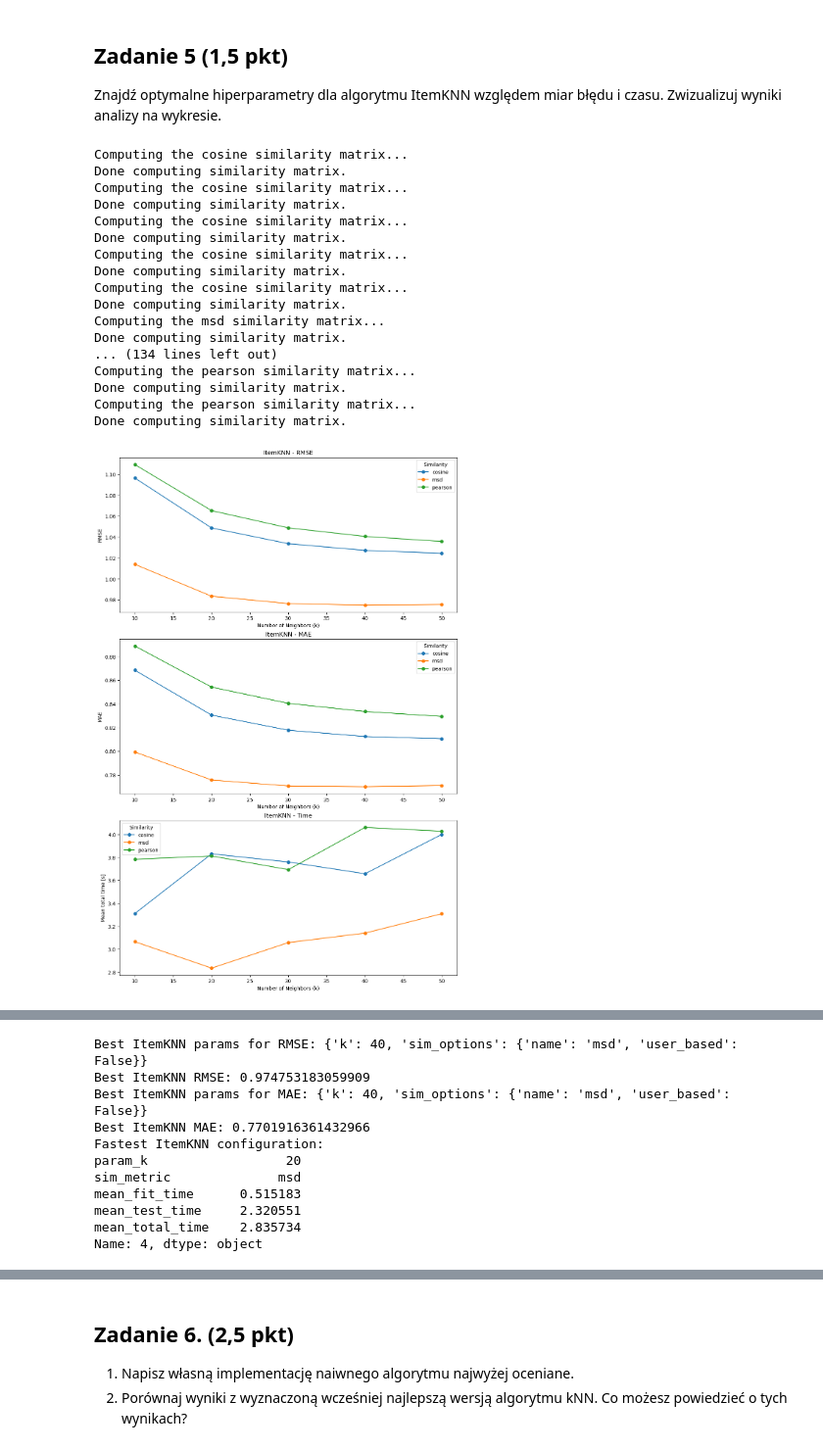
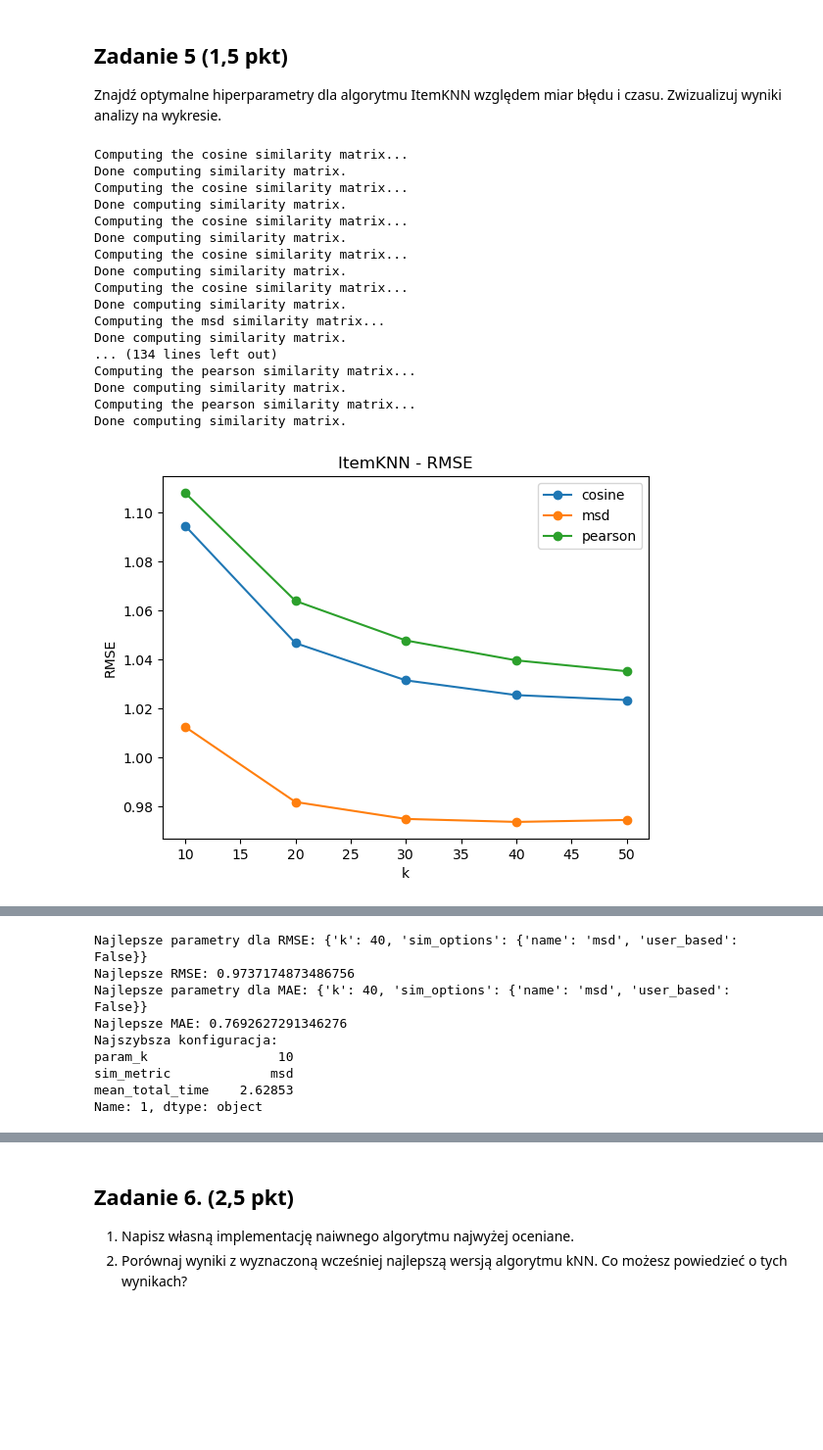
Before and after one commit to igorjoz/OWiSR-lab4-user-rating-prediction, a Jupyter notebook: OWiSR_lab4.ipynb, the cells around one changed output, grey strips where cells are left out. Shown at 98% size. Cells and saved outputs as stored; diff of their text form; code cells hidden in the pictures; blank space fills up the shorter version.

```diff
--- a/OWiSR_lab4.ipynb
+++ b/OWiSR_lab4.ipynb
@@ -389,61 +389,65 @@ item_gs = GridSearchCV(KNNBasic, item_param_grid, measures=['rmse', 'mae'], cv=5
 item_gs.fit(data)
 
 item_results_df = pd.DataFrame(item_gs.cv_results)
-item_results_df['sim_metric'] = item_results_df['param_sim_options'].apply(lambda x: x.get('name', None) if isinstance(x, dict) else None)
-item_results_df['user_based'] = item_results_df['param_sim_options'].apply(lambda x: x.get('user_based', None) if isinstance(x, dict) else None)
+item_results_df['sim_metric'] = item_results_df['param_sim_options'].apply(lambda x: x['name'])
 item_results_df['mean_total_time'] = item_results_df['mean_fit_time'] + item_results_df['mean_test_time']
 
-item_unique_metrics = item_results_df['sim_metric'].unique()
+for metric in ['cosine', 'msd', 'pearson']:
+    filtered = item_results_df[item_results_df['sim_metric'] == metric].sort_values('param_k')
+    plt.plot(filtered['param_k'], filtered['mean_test_rmse'], marker='o', label=metric)
 
-fig, axes = plt.subplots(3, 1, figsize=(10, 15), constrained_layout=True)
+plt.title('ItemKNN - RMSE')
+plt.xlabel('k')
+plt.ylabel('RMSE')
+plt.legend()
+plt.show()
 
-for metric in item_unique_metrics:
+for metric in ['cosine', 'msd', 'pearson']:
     filtered = item_results_df[item_results_df['sim_metric'] == metric].sort_values('param_k')
+    plt.plot(filtered['param_k'], filtered['mean_test_mae'], marker='o', label=metric)
 
-    axes[0].plot(filtered['param_k'], filtered['mean_test_rmse'], marker='o', label=metric)
-    axes[1].plot(filtered['param_k'], filtered['mean_test_mae'], marker='o', label=metric)
-    axes[2].plot(filtered['param_k'], filtered['mean_total_time'], marker='o', label=metric)
+plt.title('ItemKNN - MAE')
+plt.xlabel('k')
+plt.ylabel('MAE')
+plt.legend()
+plt.show()
 
-axes[0].set_title('ItemKNN - RMSE')
-axes[0].set_ylabel('RMSE')
-axes[1].set_title('ItemKNN - MAE')
-axes[1].set_ylabel('MAE')
-axes[2].set_title('ItemKNN - Time')
-axes[2].set_ylabel('Mean total time [s]')
+for metric in ['cosine', 'msd', 'pearson']:
+    filtered = item_results_df[item_results_df['sim_metric'] == metric].sort_values('param_k')
+    plt.plot(filtered['param_k'], filtered['mean_total_time'], marker='o', label=metric)
 
-for ax in axes:
-    ax.set_xlabel('Number of Neighbors (k)')
-    ax.legend(title='Similarity')
-
-plt.savefig('item_knn_tuning.jpg')
+plt.title('ItemKNN - czas')
+plt.xlabel('k')
+plt.ylabel('średni czas [s]')
+plt.legend()
 plt.show()
 
 fastest_item_config = item_results_df.sort_values('mean_total_time').iloc[0]
 
-print(f"Best ItemKNN params for RMSE: {item_gs.best_params['rmse']}")
-print(f"Best ItemKNN RMSE: {item_gs.best_score['rmse']}")
-print(f"Best ItemKNN params for MAE: {item_gs.best_params['mae']}")
-print(f"Best ItemKNN MAE: {item_gs.best_score['mae']}")
-print('Fastest ItemKNN configuration:')
-print(fastest_item_config[['param_k', 'sim_metric', 'mean_fit_time', 'mean_test_time', 'mean_total_time']])
+print(f"Najlepsze parametry dla RMSE: {item_gs.best_params['rmse']}")
+print(f"Najlepsze RMSE: {item_gs.best_score['rmse']}")
+print(f"Najlepsze parametry dla MAE: {item_gs.best_params['mae']}")
+print(f"Najlepsze MAE: {item_gs.best_score['mae']}")
+print('Najszybsza konfiguracja:')
+print(fastest_item_config[['param_k', 'sim_metric', 'mean_total_time']])
 
 item_results_df[['param_k', 'sim_metric', 'mean_test_rmse', 'mean_test_mae', 'mean_total_time']].sort_values('mean_test_rmse').head()
 # %% [output]
 Computing the cosine similarity matrix...
 Done computing similarity matrix.
 Computing the cosine similarity matrix...
 Done computing similarity matrix.
 Computing the cosine similarity matrix...
 Done computing similarity matrix.
 Computing the cosine similarity matrix...
 Done computing similarity matrix.
 Computing the cosine similarity matrix...
 Done computing similarity matrix.
 Computing the msd similarity matrix...
 Done computing similarity matrix.
 ... (134 lines left out)
 Computing the pearson similarity matrix...
 Done computing similarity matrix.
 Computing the pearson similarity matrix...
 Done computing similarity matrix.
-[figure, old version]
+[figure, new version]
@@ -450,12 +456,10 @@ Done computing similarity matrix.
-Best ItemKNN params for RMSE: {'k': 40, 'sim_options': {'name': 'msd', 'user_based': False}}
-Best ItemKNN RMSE: 0.974753183059909
-Best ItemKNN params for MAE: {'k': 40, 'sim_options': {'name': 'msd', 'user_based': False}}
-Best ItemKNN MAE: 0.7701916361432966
-Fastest ItemKNN configuration:
-param_k                  20
-sim_metric              msd
-mean_fit_time      0.515183
-mean_test_time     2.320551
-mean_total_time    2.835734
-Name: 4, dtype: object
+Najlepsze parametry dla RMSE: {'k': 40, 'sim_options': {'name': 'msd', 'user_based': False}}
+Najlepsze RMSE: 0.9737174873486756
+Najlepsze parametry dla MAE: {'k': 40, 'sim_options': {'name': 'msd', 'user_based': False}}
+Najlepsze MAE: 0.7692627291346276
+Najszybsza konfiguracja:
+param_k                 10
+sim_metric             msd
+mean_total_time    2.62853
+Name: 1, dtype: object
 |  | param_k | sim_metric | mean_test_rmse | mean_test_mae | mean_total_time |
```
Also changed, not shown: parts of 5 cells of this notebook.
